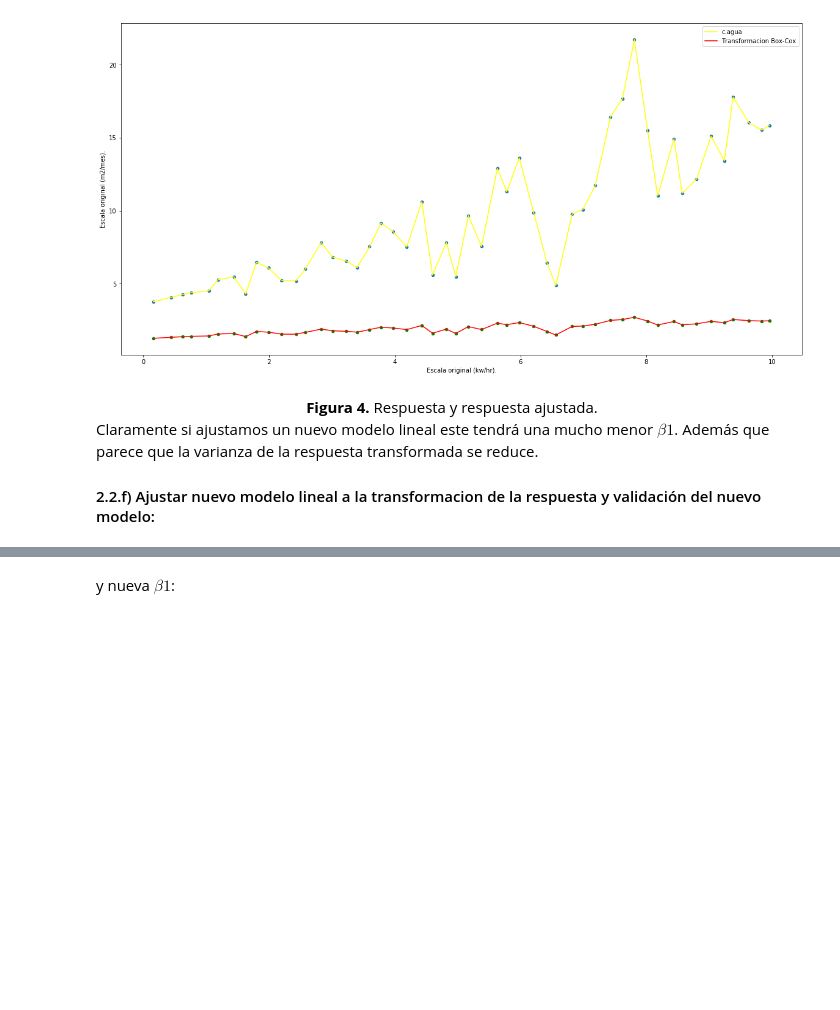
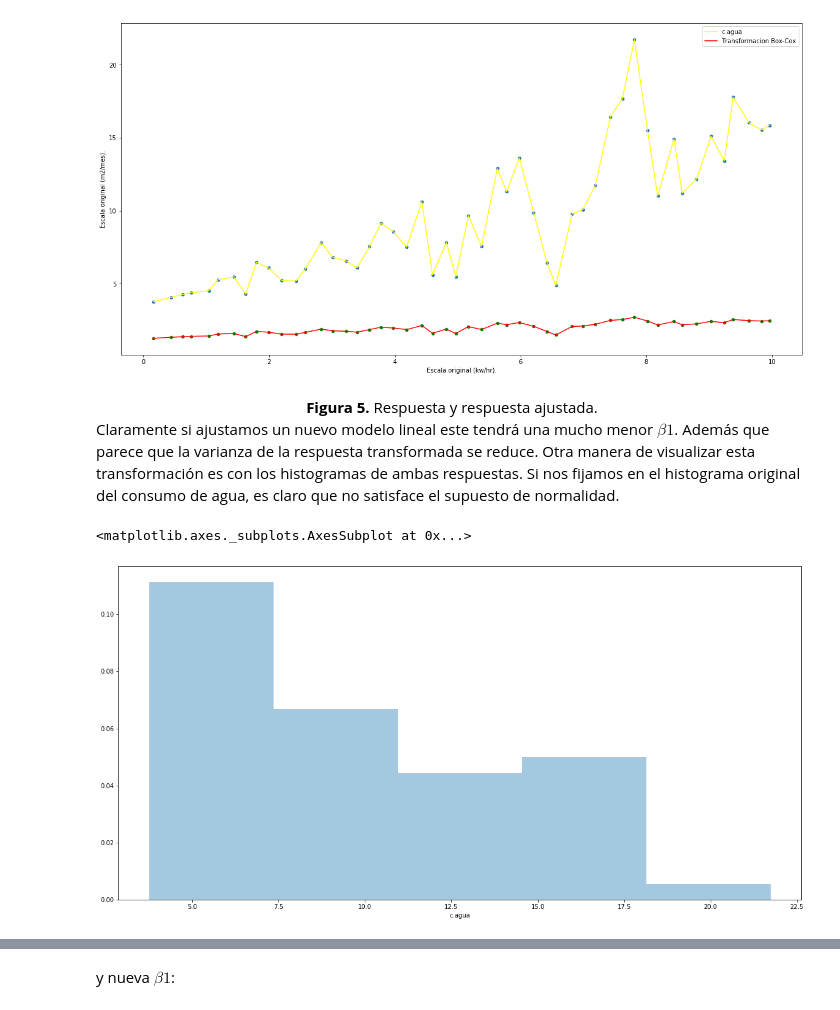
Before and after one commit to jeroaranda/aplicada2, a Jupyter notebook: control2.ipynb, the cells around one changed output, grey strips where cells are left out. Cells and saved outputs as stored; diff of their text form; code cells hidden in the pictures; blank space fills up the shorter version.

Commit message:
Conclusiones, intervalos y otras figuritas control2

```diff
--- a/control2.ipynb
+++ b/control2.ipynb
@@ -220,8 +226,12 @@ label=ax.set_xlabel('Escala original (kw/hr).')
 # %% [output]
 [figure]
 # %% [markdown]
-<center><b>Figura 4.</b> Respuesta y respuesta ajustada.</center>
+<center><b>Figura 5.</b> Respuesta y respuesta ajustada.</center>
 
 Claramente si ajustamos un nuevo modelo lineal este tendrá una mucho menor $\beta1$. Además que parece que la varianza de la respuesta transformada se reduce.
-
-#### 2.2.f) Ajustar nuevo modelo lineal a la transformacion de la respuesta y validación del nuevo modelo:
+Otra manera de visualizar esta transformación es con los histogramas de ambas respuestas. Si nos fijamos en el histograma original del consumo de agua, es claro que no satisface el supuesto de normalidad.
+# %%
+sns.distplot(datos['c.agua'], kde=False, norm_hist=True)
+# %% [output]
+<matplotlib.axes._subplots.AxesSubplot at 0x...>
+[figure, added]
```
Also changed, not shown: parts of 54 cells of this notebook, 1 other file.
